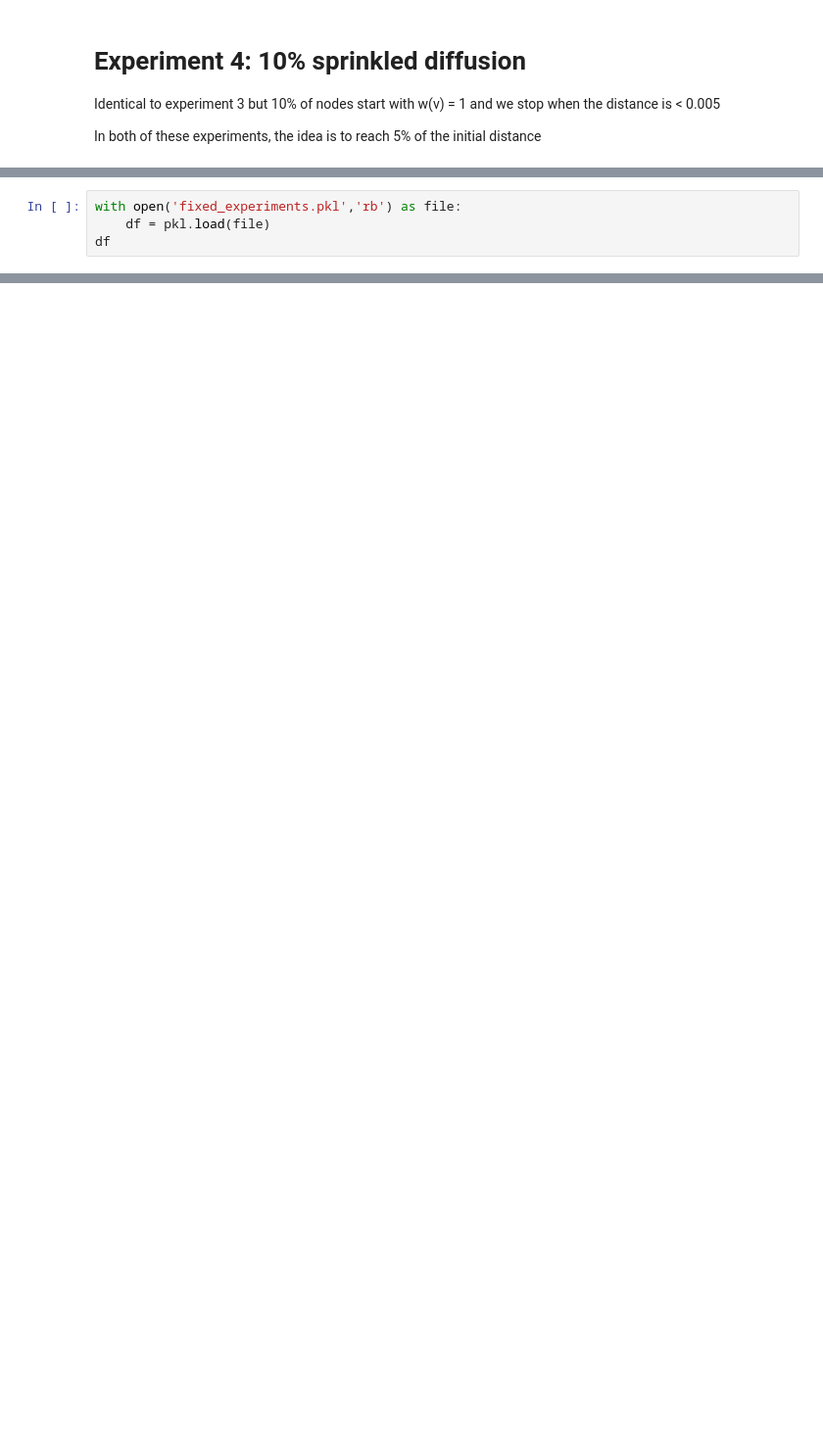
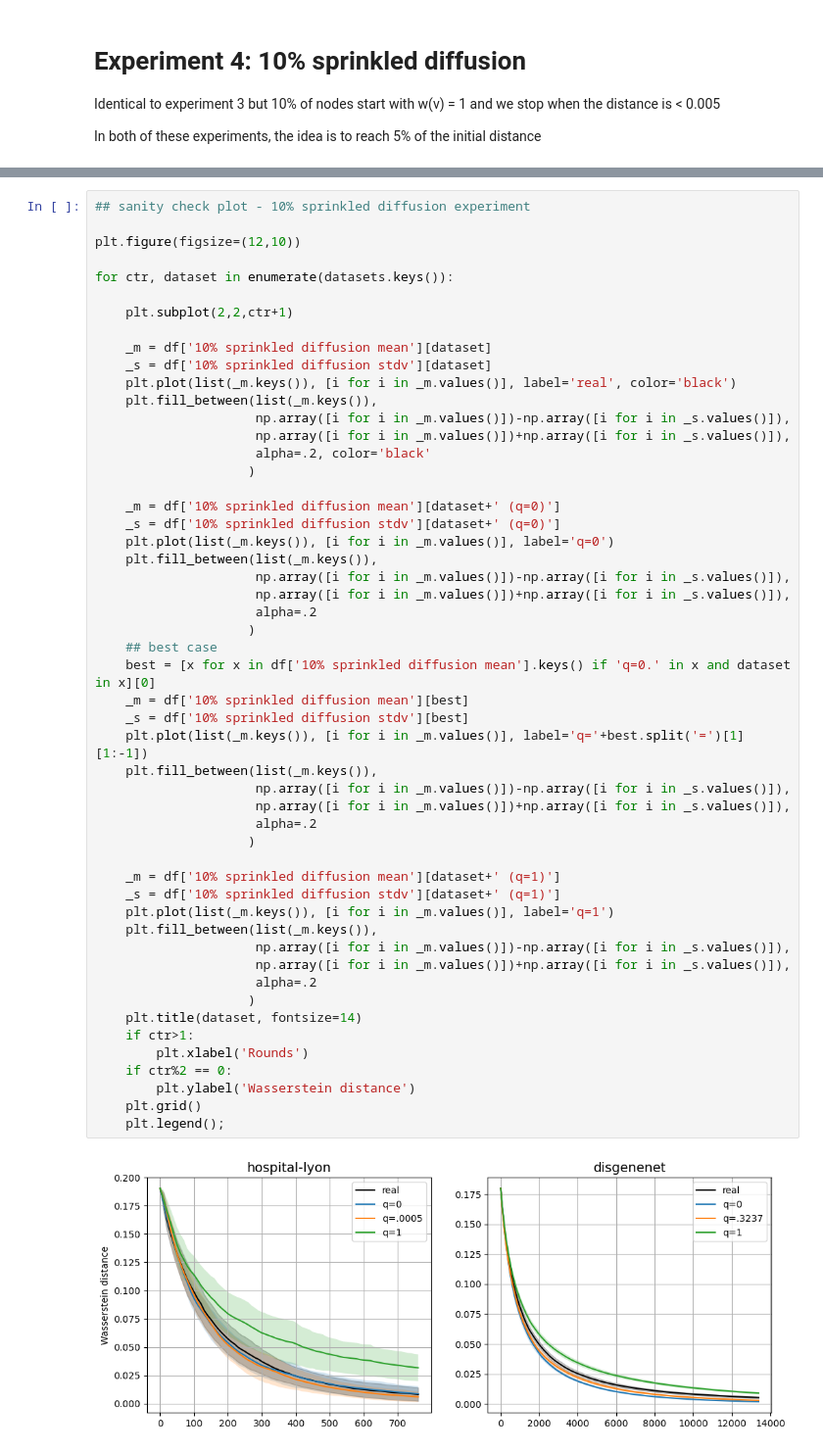
Before and after one commit to emilylackershire/Simplicial_Ratio, a Jupyter notebook: Experiments/Experiments.ipynb, the cells around one changed output, grey strips where cells are left out. Shown: that part at 98% size. Cells and saved outputs as stored; diff of their text form; blank space fills up the shorter version.

```diff
--- a/Experiments/Experiments.ipynb
+++ b/Experiments/Experiments.ipynb
@@ -734,4 +784,0 @@ with open('fixed_experiments.pkl','wb') as file:
-# %%
-with open('fixed_experiments.pkl','rb') as file:
-    df = pkl.load(file)
-df
@@ -748,0 +785,54 @@ print((t_end - t_start)/60)
+# %%
+## sanity check plot - 10% sprinkled diffusion experiment
+
+plt.figure(figsize=(12,10))
+
+for ctr, dataset in enumerate(datasets.keys()):
+
+    plt.subplot(2,2,ctr+1)
+
+    _m = df['10% sprinkled diffusion mean'][dataset]
+    _s = df['10% sprinkled diffusion stdv'][dataset]
+    plt.plot(list(_m.keys()), [i for i in _m.values()], label='real', color='black')
+    plt.fill_between(list(_m.keys()),
+                     np.array([i for i in _m.values()])-np.array([i for i in _s.values()]),
+                     np.array([i for i in _m.values()])+np.array([i for i in _s.values()]),
+                     alpha=.2, color='black'
+                    )
+
+    _m = df['10% sprinkled diffusion mean'][dataset+' (q=0)']
+    _s = df['10% sprinkled diffusion stdv'][dataset+' (q=0)']
+    plt.plot(list(_m.keys()), [i for i in _m.values()], label='q=0')
+    plt.fill_between(list(_m.keys()),
+                     np.array([i for i in _m.values()])-np.array([i for i in _s.values()]),
+                     np.array([i for i in _m.values()])+np.array([i for i in _s.values()]),
+                     alpha=.2
+                    )
+    ## best case
+    best = [x for x in df['10% sprinkled diffusion mean'].keys() if 'q=0.' in x and dataset in x][0]
+    _m = df['10% sprinkled diffusion mean'][best]
+    _s = df['10% sprinkled diffusion stdv'][best]
+    plt.plot(list(_m.keys()), [i for i in _m.values()], label='q='+best.split('=')[1][1:-1])
+    plt.fill_between(list(_m.keys()),
+                     np.array([i for i in _m.values()])-np.array([i for i in _s.values()]),
+                     np.array([i for i in _m.values()])+np.array([i for i in _s.values()]),
+                     alpha=.2
+                    )
+
+    _m = df['10% sprinkled diffusion mean'][dataset+' (q=1)']
+    _s = df['10% sprinkled diffusion stdv'][dataset+' (q=1)']
+    plt.plot(list(_m.keys()), [i for i in _m.values()], label='q=1')
+    plt.fill_between(list(_m.keys()),
+                     np.array([i for i in _m.values()])-np.array([i for i in _s.values()]),
+                     np.array([i for i in _m.values()])+np.array([i for i in _s.values()]),
+                     alpha=.2
+                    )
+    plt.title(dataset, fontsize=14)
+    if ctr>1:
+        plt.xlabel('Rounds')
+    if ctr%2 == 0:
+        plt.ylabel('Wasserstein distance')
+    plt.grid()
+    plt.legend();
+# %% [output]
+[figure, added]
```
Also changed, not shown: parts of 44 cells of this notebook.
